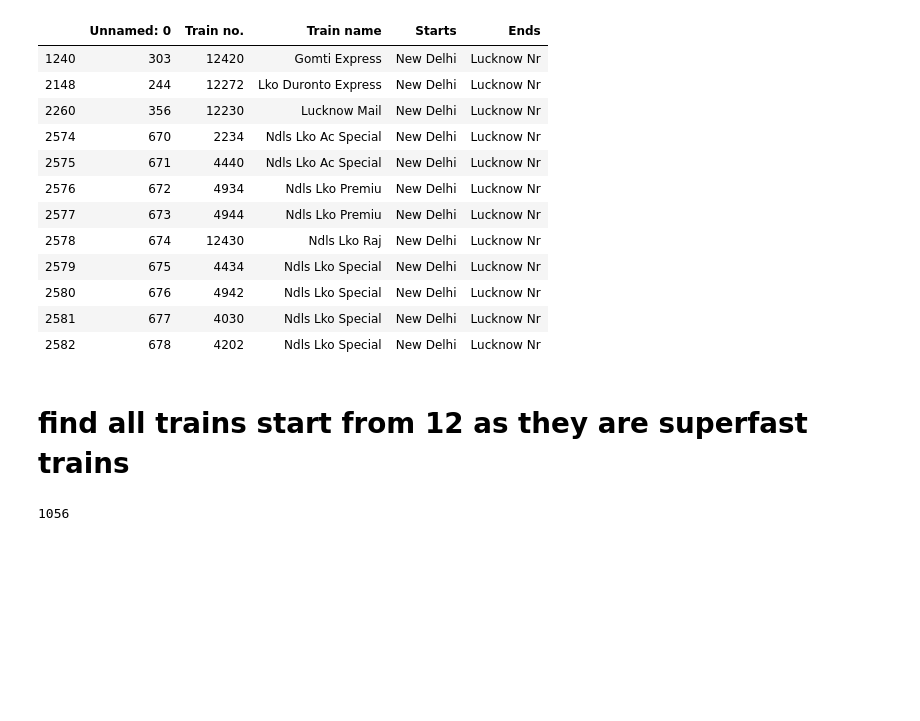
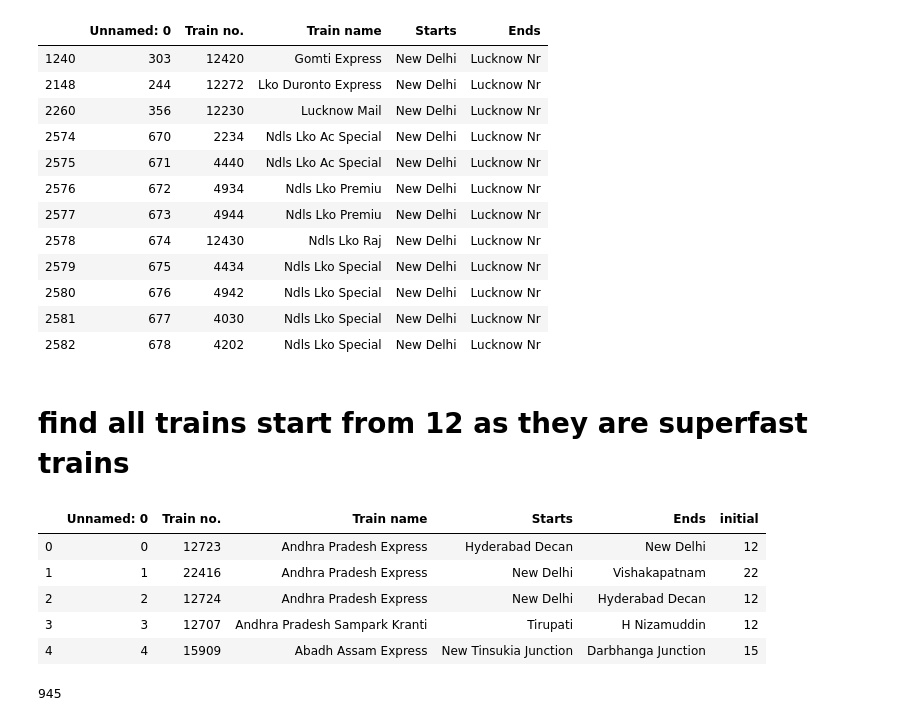
Before and after one commit to shan-2205/EDA, a Jupyter notebook: Indian_trains.ipynb, the cells around one changed output. Cells and saved outputs as stored; diff of their text form; code cells hidden in the pictures; blank space fills up the shorter version.

```diff
--- a/Indian_trains.ipynb
+++ b/Indian_trains.ipynb
@@ -494,7 +494,21 @@ df_nd_mum_lko
 # find all trains start from 12 as they are superfast trains
 # %%
 df['Train no.']=df['Train no.'].astype(str)
-# %%
-df['Train no.'].str.contains('12').sum()
-# %% [output]
-1056
+# %%
+def split(x):
+    return x[0:2]
+# %%
+df['initial']=df['Train no.'].apply(split)
+# %%
+df.head()
+# %% [output]
+|  | Unnamed: 0 | Train no. | Train name | Starts | Ends | initial |
+| 0 | 0 | 12723 | Andhra Pradesh Express | Hyderabad Decan | New Delhi | 12 |
+| 1 | 1 | 22416 | Andhra Pradesh Express | New Delhi | Vishakapatnam | 22 |
+| 2 | 2 | 12724 | Andhra Pradesh Express | New Delhi | Hyderabad Decan | 12 |
+| 3 | 3 | 12707 | Andhra Pradesh Sampark Kranti | Tirupati | H Nizamuddin | 12 |
+| 4 | 4 | 15909 | Abadh Assam Express | New Tinsukia Junction | Darbhanga Junction | 15 |
+# %%
+len(df[df['initial']=='12'])
+# %% [output]
+945
```
